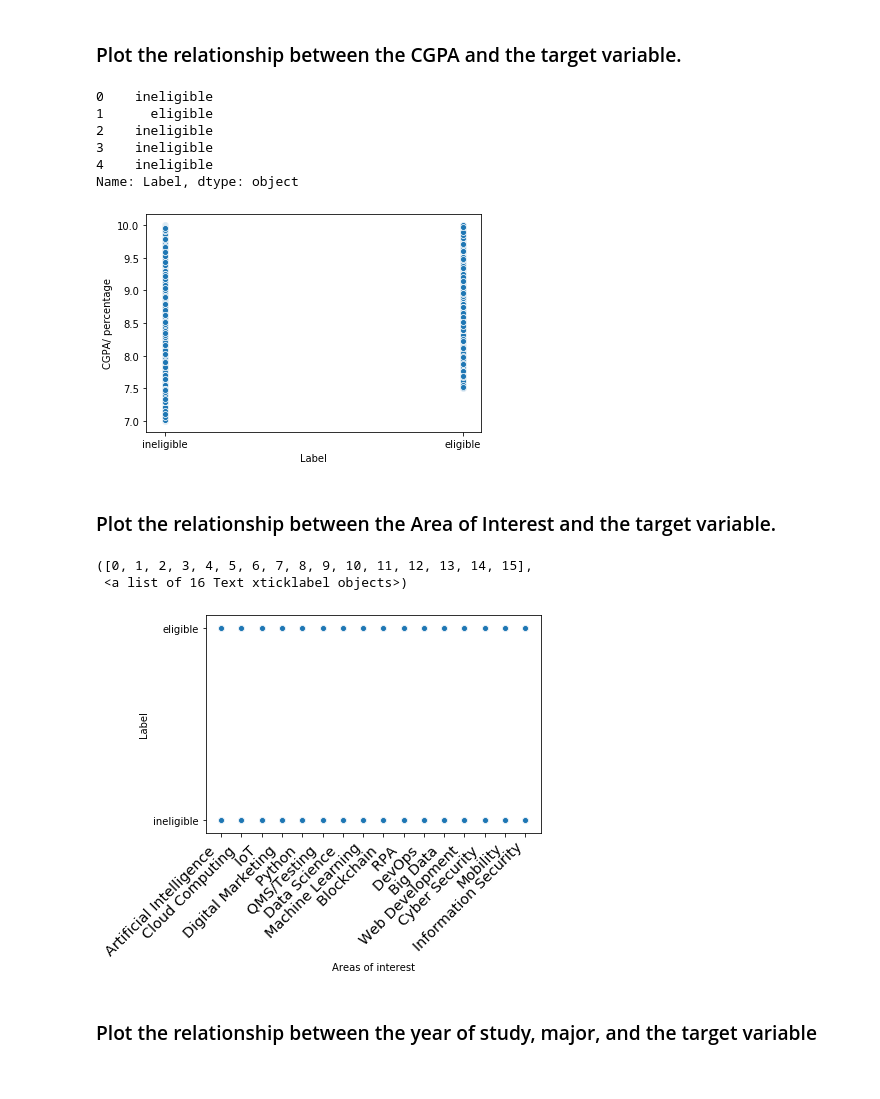
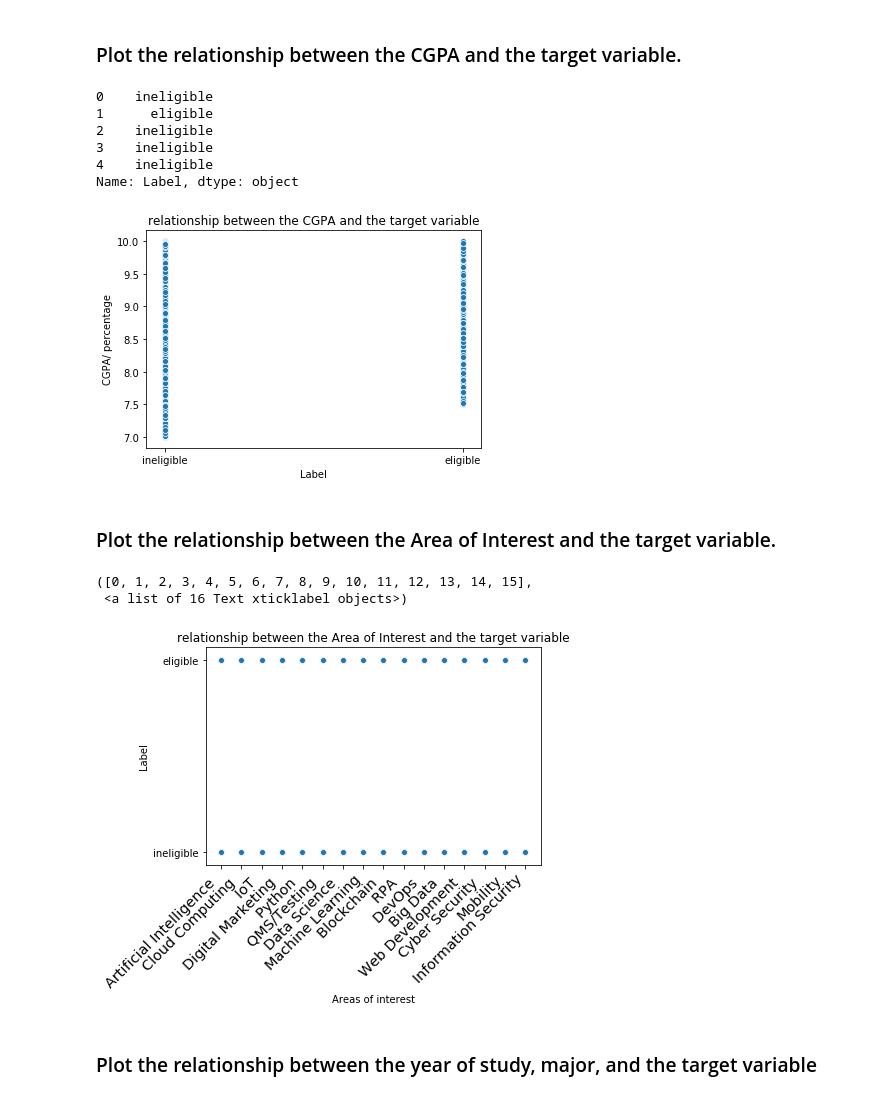
Before and after one commit to patilvaibhav12/Application-classifier1, a Jupyter notebook: students.ipynb, the cells around one changed output. Drawn from its saved outputs; the diff is of its cells as text; code cells hidden in the pictures.

```diff
--- a/students.ipynb
+++ b/students.ipynb
@@ -112,16 +109,0 @@ current_decade = nba[nba["year_id"] > 2010]
-# %%
-stdata['Python'] = (stdata['Python'] == True ).astype(int)
-
-dt = stdata[stdata["Areas of interest"] == "Data Science "]
-s = dt["Python"]
-
-plt.figure(figsize=(10,5))
-chart = sns.countplot(x = s, hue ="Python", data = stdata)
-chart.set_title('Students apllied for data science')
-
-plt.xticks(
-    rotation=0,
-    horizontalalignment='right',
-    fontweight='light',
-    fontsize='x-large'
-)
@@ -213,19 +212,21 @@ plt.xticks(
 # %%
 j = stdata.Label
 relation = sns.scatterplot(x = j, y="CGPA/ percentage", data = stdata)
+relation.set_title("relationship between the CGPA and the target variable")
 j.head()
 # %% [output]
 0    ineligible
 1      eligible
 2    ineligible
 3    ineligible
 4    ineligible
 Name: Label, dtype: object
-[figure, old version]
+[figure, new version]
 # %% [markdown]
 ### Plot the relationship between the Area of Interest and the target variable.
 # %%
 relation = sns.scatterplot(x = "Areas of interest", y=j, data = stdata)
+relation.set_title("relationship between the Area of Interest and the target variable")
 plt.xticks(
     rotation=45,
     horizontalalignment='right',
@@ -235,7 +236,7 @@ plt.xticks(
 # %% [output]
 ([0, 1, 2, 3, 4, 5, 6, 7, 8, 9, 10, 11, 12, 13, 14, 15],
  <a list of 16 Text xticklabel objects>)
-[figure, old version]
+[figure, new version]
 # %% [markdown]
 ### Plot the relationship between the year of study, major, and the target variable
 # %%
```
Also changed, not shown: parts of 8 cells of this notebook.
